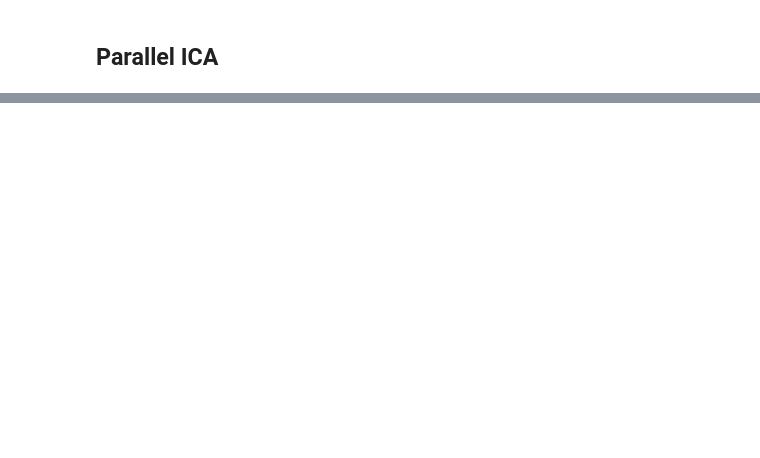
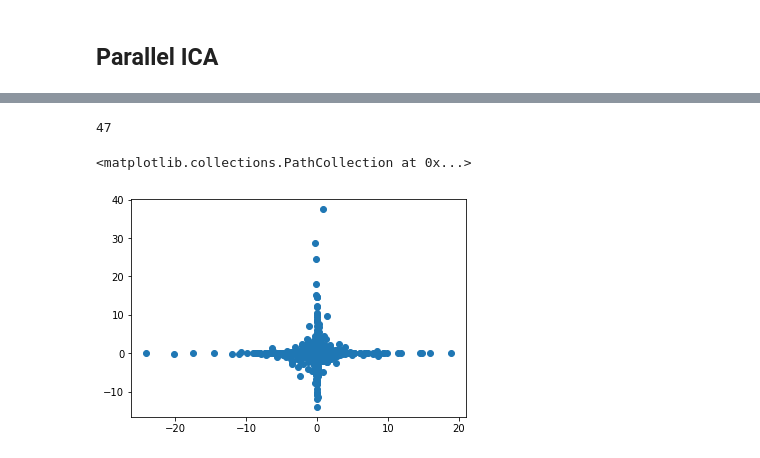
Before and after one commit to diderote/pICAxou, a Jupyter notebook: pICAxou.ipynb, the cells around one changed output, grey strips where cells are left out. Drawn from its saved outputs; the diff is of its cells as text; code cells hidden in the pictures; blank space fills up the shorter version.

```diff
--- a/pICAxou.ipynb
+++ b/pICAxou.ipynb
@@ -242,0 +287,42 @@ labels = AC.fit(mk_dist).labels_
+# %%
+def _w_step(W, x_white, bias, lr):
+    n_components, n_features = white.shape
+    unmixed = np.dot(W, x_white) + bias
+    logit = 1 - (2 / (1 + np.exp(-unmixed)))
+    W1 = W + lrate * np.dot(n_feat * np.eye(n_comp) +
+                            np.dot(logit, unmixed.T), W)
+    bias2 = bias + lrate * logit.sum(axis=1).reshape(bias.shape)
+    return W1, bias2
+# %%
+def _rotate(Wi, W, dWi):
+    dW = W - Wi
+    change = np.linalg.norm(dW)**2
+    angle = (np.arccos(np.sum(dW * dWi) /
+                      (np.linalg.norm(dW) * np.linalg.norm(dWi) + 1e-8))
+             * 180) / np.pi
+    return change, dW, angle
+# %%
+W = np.eye(n_comp)
+B = np.zeros((n_comp, 1))
+dW = np.zeros(2)
+epsilon = 1e-6
+
+for ii in range(1000):
+    Wi = W.copy()
+    W, B = _w_step(W, white, B, lrate)
+    C, dW, A = _rotate(Wi, W, dW)
+
+    if C < epsilon:
+        print(ii)
+        break
+# %% [output]
+47
+# %%
+S = np.dot(W, white)
+scale = S.std(axis=1).reshape((-1, 1))
+S = S / scale
+# %%
+plt.scatter(S[0,:], S[1,:])
+# %% [output]
+<matplotlib.collections.PathCollection at 0x...>
+[figure, added]
```
Also changed, not shown: parts of 15 cells of this notebook.
